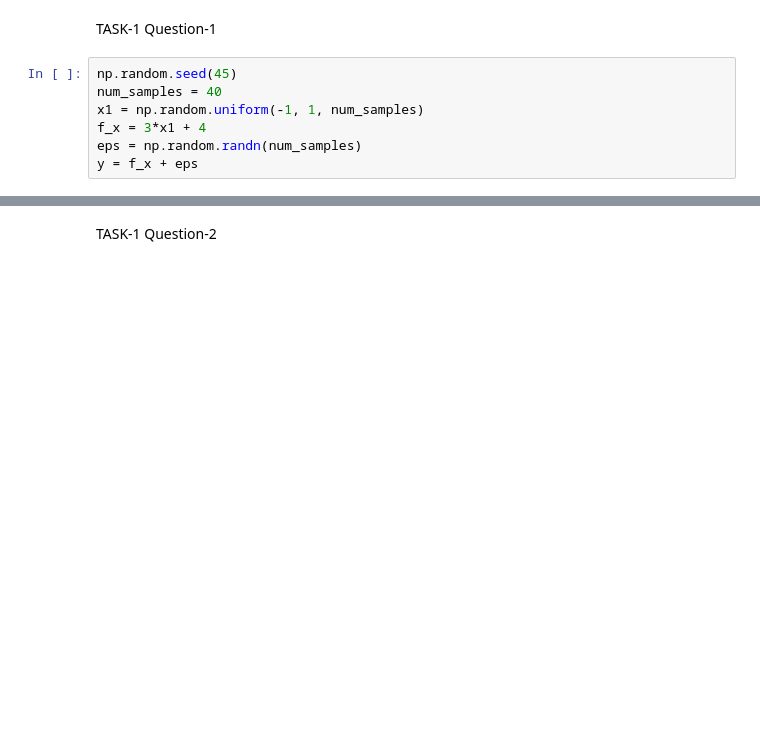
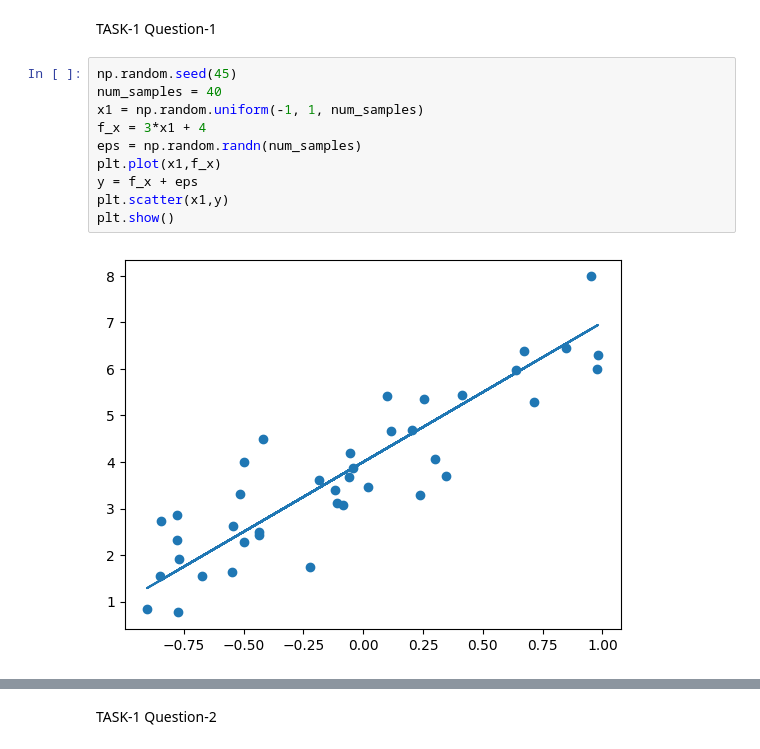
Before and after one commit to Rachit23110261/ML_ASSIGNMENT_2_23110261_23110189_23110306, a Jupyter notebook: TASK_1.ipynb, the cells around one changed output, grey strips where cells are left out. Cells and saved outputs as stored; diff of their text form; blank space fills up the shorter version.

```diff
--- a/TASK_1.ipynb
+++ b/TASK_1.ipynb
@@ -23,10 +23,15 @@ TASK-1 Question-1
 # %%
 np.random.seed(45)
 num_samples = 40
 x1 = np.random.uniform(-1, 1, num_samples)
 f_x = 3*x1 + 4
 eps = np.random.randn(num_samples)
+plt.plot(x1,f_x)
 y = f_x + eps
+plt.scatter(x1,y)
+plt.show()
+# %% [output]
+[figure, added]
 # %%
 x1_tensor= torch.from_numpy(x1)
 y_tensor= torch.from_numpy(y)
```
Also changed, not shown: parts of 19 cells of this notebook, 2 other files.
